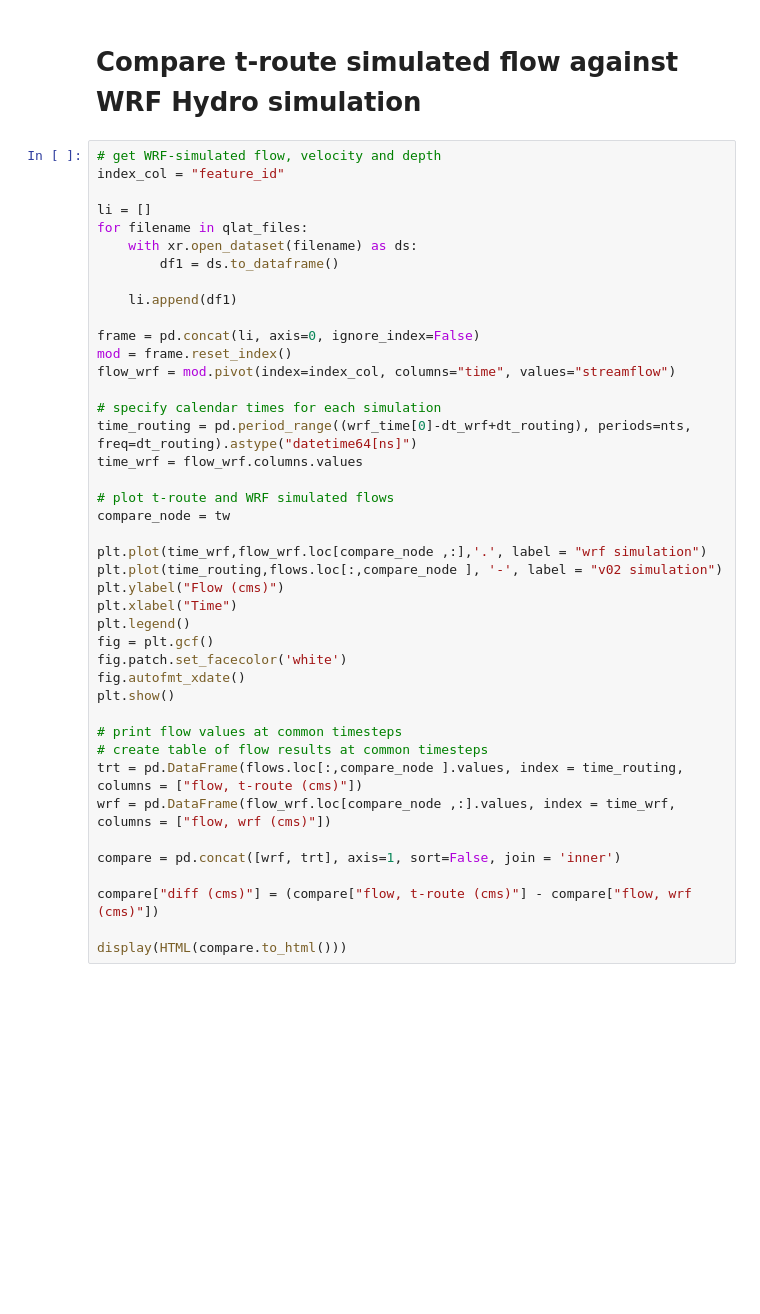
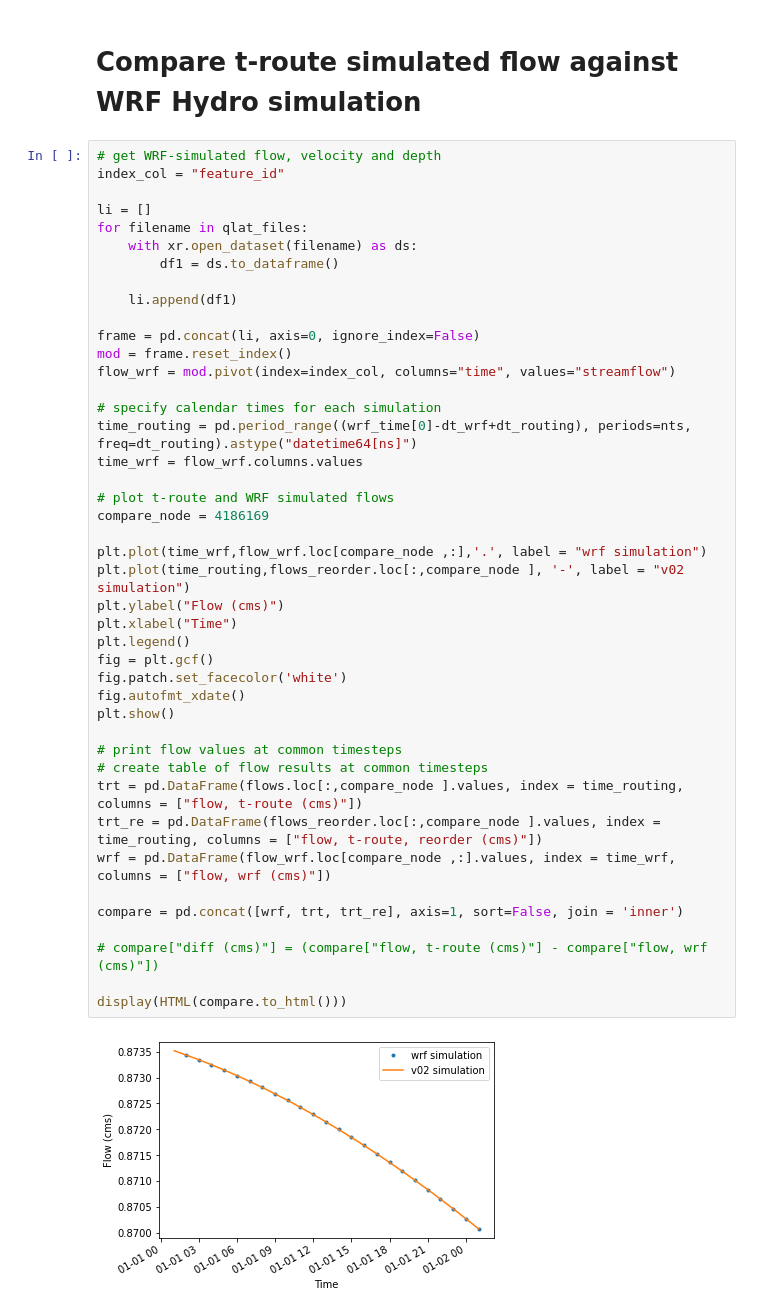
Before and after one commit to NOAA-OWP/t-route, a Jupyter notebook: notebooks/pocono1_warmstart_v2.ipynb, the cells around one changed output. Drawn from its saved outputs; the diff is of its cells as text; blank space fills up the shorter version.

```diff
--- a/notebooks/pocono1_warmstart_v2.ipynb
+++ b/notebooks/pocono1_warmstart_v2.ipynb
@@ -454,34 +556,37 @@ for filename in qlat_files:
 
     li.append(df1)
 
 frame = pd.concat(li, axis=0, ignore_index=False)
 mod = frame.reset_index()
 flow_wrf = mod.pivot(index=index_col, columns="time", values="streamflow")
 
 # specify calendar times for each simulation
 time_routing = pd.period_range((wrf_time[0]-dt_wrf+dt_routing), periods=nts, freq=dt_routing).astype("datetime64[ns]")
 time_wrf = flow_wrf.columns.values
 
 # plot t-route and WRF simulated flows
-compare_node = tw
+compare_node = 4186169
 
 plt.plot(time_wrf,flow_wrf.loc[compare_node ,:],'.', label = "wrf simulation")
-plt.plot(time_routing,flows.loc[:,compare_node ], '-', label = "v02 simulation")
+plt.plot(time_routing,flows_reorder.loc[:,compare_node ], '-', label = "v02 simulation")
 plt.ylabel("Flow (cms)")
 plt.xlabel("Time")
 plt.legend()
 fig = plt.gcf()
 fig.patch.set_facecolor('white')
 fig.autofmt_xdate()
 plt.show()
 
 # print flow values at common timesteps
 # create table of flow results at common timesteps
 trt = pd.DataFrame(flows.loc[:,compare_node ].values, index = time_routing, columns = ["flow, t-route (cms)"])
+trt_re = pd.DataFrame(flows_reorder.loc[:,compare_node ].values, index = time_routing, columns = ["flow, t-route, reorder (cms)"])
 wrf = pd.DataFrame(flow_wrf.loc[compare_node ,:].values, index = time_wrf, columns = ["flow, wrf (cms)"])
 
-compare = pd.concat([wrf, trt], axis=1, sort=False, join = 'inner')
+compare = pd.concat([wrf, trt, trt_re], axis=1, sort=False, join = 'inner')
 
-compare["diff (cms)"] = (compare["flow, t-route (cms)"] - compare["flow, wrf (cms)"])
+# compare["diff (cms)"] = (compare["flow, t-route (cms)"] - compare["flow, wrf (cms)"])
 
 display(HTML(compare.to_html()))
+# %% [output]
+[figure, added]
```
Also changed, not shown: parts of 7 cells of this notebook.
